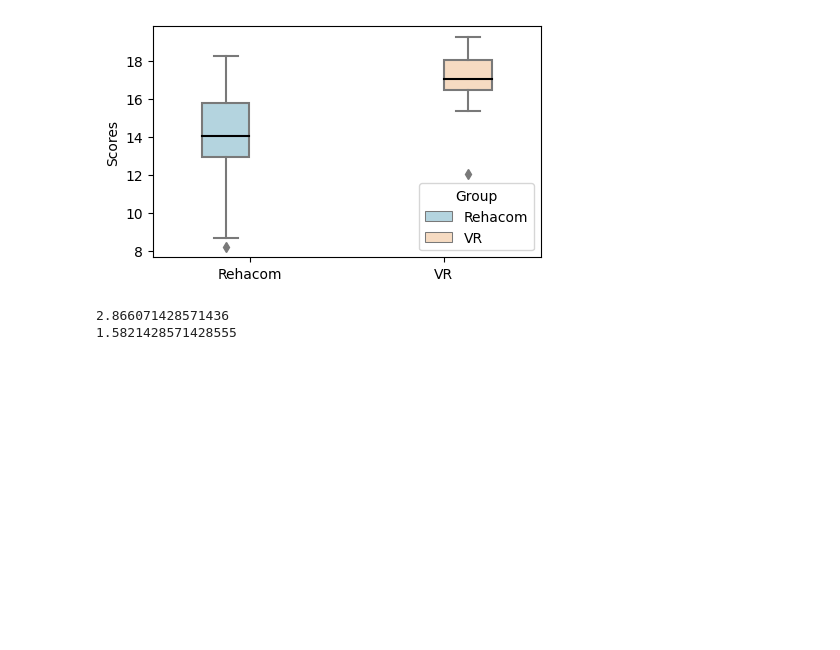
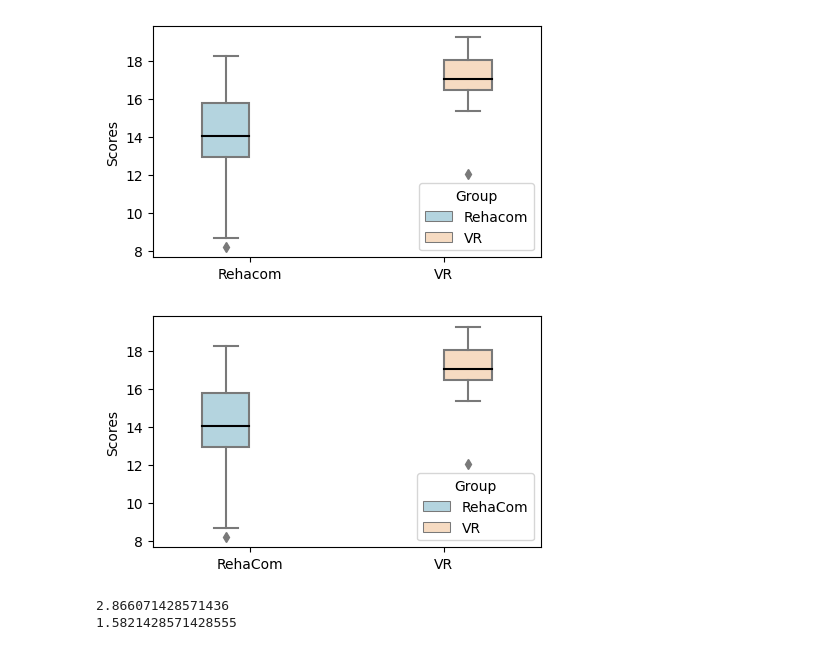
Before and after one commit to Gehad28/questionnaire-website, a Jupyter notebook: analysis 2.ipynb, the cells around one changed output. Drawn from its saved outputs; the diff is of its cells as text; code cells hidden in the pictures; blank space fills up the shorter version.

```diff
--- a/analysis 2.ipynb
+++ b/analysis 2.ipynb
@@ -138,6 +139,28 @@ plt.legend(title='Group')
 plt.show()
 # %% [output]
 [figure]
+# %%
+df = pd.DataFrame({
+    'value': np.concatenate([reha_total, VR_total]),
+    'group': np.repeat(['RehaCom', 'VR'], len(reha_total))
+})
+palette = {
+    'VR': 'peachpuff',
+    'RehaCom': 'lightblue'
+}
+
+plt.figure(figsize=(5, 3))
+sns.boxplot(x='group', y='value', data=df, width=0.5, palette=palette, hue='group',
+            showmeans=True, meanline=True, meanprops={'color': 'black', 'linewidth': '1.5', 'linestyle':'solid'},
+            medianprops={'visible': False})
+
+plt.xlabel('')
+plt.ylabel('Scores')
+plt.legend(title='Group')
+
+plt.show()
+# %% [output]
+[figure, added]
 # %%
 reha_quartiles = df[df['group'] == 'Rehacom']['value'].describe()[['25%', '75%']]
 vr_quartiles = df[df['group'] == 'VR']['value'].describe()[['25%', '75%']]
```
Also changed, not shown: parts of 14 cells of this notebook.
